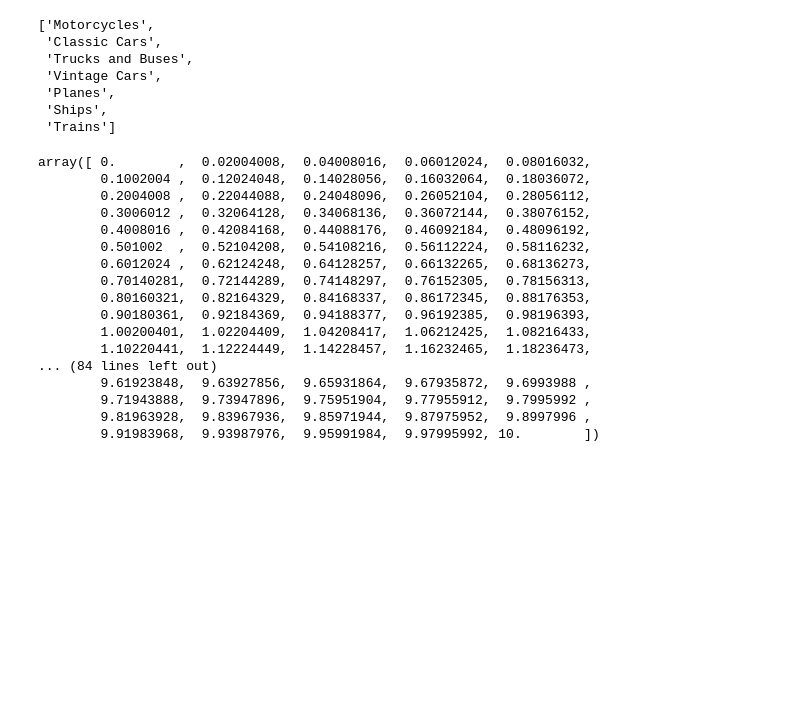
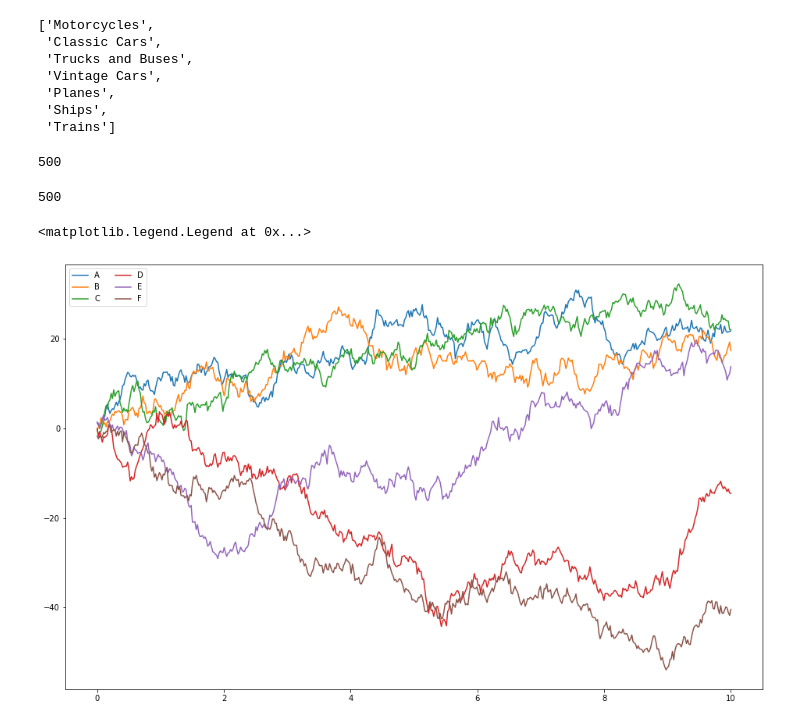
Before and after one commit to abidshafee/dataAnalysis, a Jupyter notebook: dataAnalysis.ipynb, the cells around one changed output. Drawn from its saved outputs; the diff is of its cells as text; code cells hidden in the pictures; blank space fills up the shorter version.

```diff
--- a/dataAnalysis.ipynb
+++ b/dataAnalysis.ipynb
@@ -488,23 +488,19 @@ df2['PRODUCTLINE'].unique().tolist()
  'Trains']
 # %%
 x = np.linspace(0, 10, 500)
+y = np.cumsum(np.random.randn(500, 6), 0)
-# %%
-x
-# %% [output]
-array([ 0.        ,  0.02004008,  0.04008016,  0.06012024,  0.08016032,
-        0.1002004 ,  0.12024048,  0.14028056,  0.16032064,  0.18036072,
-        0.2004008 ,  0.22044088,  0.24048096,  0.26052104,  0.28056112,
-        0.3006012 ,  0.32064128,  0.34068136,  0.36072144,  0.38076152,
-        0.4008016 ,  0.42084168,  0.44088176,  0.46092184,  0.48096192,
-        0.501002  ,  0.52104208,  0.54108216,  0.56112224,  0.58116232,
-        0.6012024 ,  0.62124248,  0.64128257,  0.66132265,  0.68136273,
-        0.70140281,  0.72144289,  0.74148297,  0.76152305,  0.78156313,
-        0.80160321,  0.82164329,  0.84168337,  0.86172345,  0.88176353,
-        0.90180361,  0.92184369,  0.94188377,  0.96192385,  0.98196393,
-        1.00200401,  1.02204409,  1.04208417,  1.06212425,  1.08216433,
-        1.10220441,  1.12224449,  1.14228457,  1.16232465,  1.18236473,
-... (84 lines left out)
-        9.61923848,  9.63927856,  9.65931864,  9.67935872,  9.6993988 ,
-        9.71943888,  9.73947896,  9.75951904,  9.77955912,  9.7995992 ,
-        9.81963928,  9.83967936,  9.85971944,  9.87975952,  9.8997996 ,
-        9.91983968,  9.93987976,  9.95991984,  9.97995992, 10.        ])
+# %%
+len(y)
+# %% [output]
+500
+# %%
+len(x)
+# %% [output]
+500
+# %%
+plt.figure(figsize=(16,10))
+plt.plot(x, y)
+plt.legend('ABCDEF', ncol=2, loc='upper left')
+# %% [output]
+<matplotlib.legend.Legend at 0x...>
+[figure, added]
```
